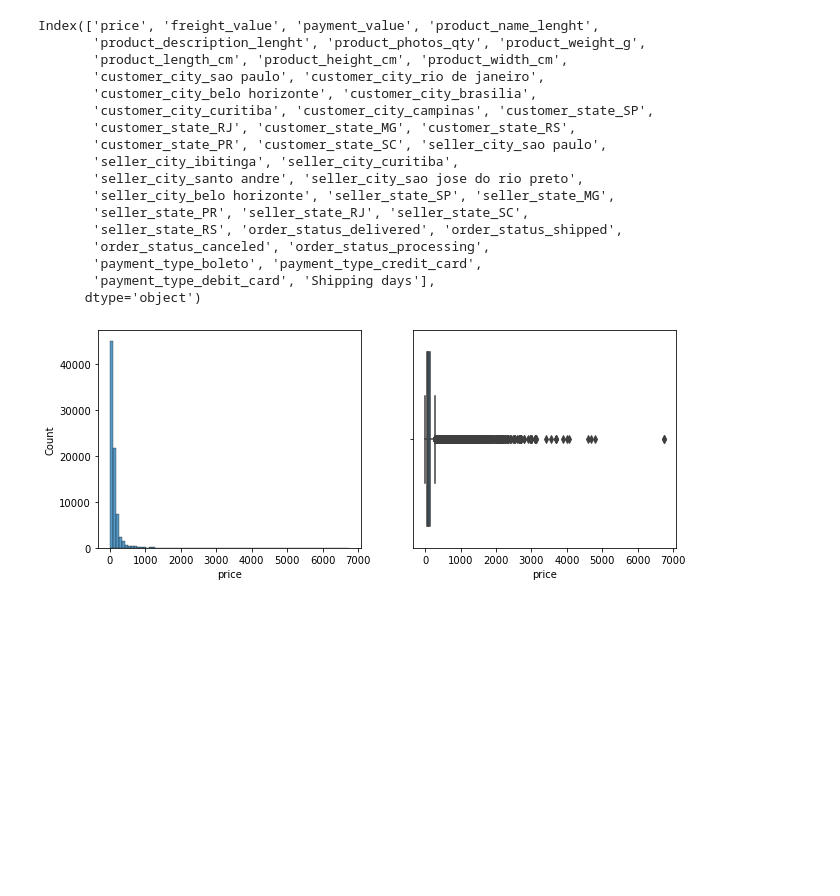
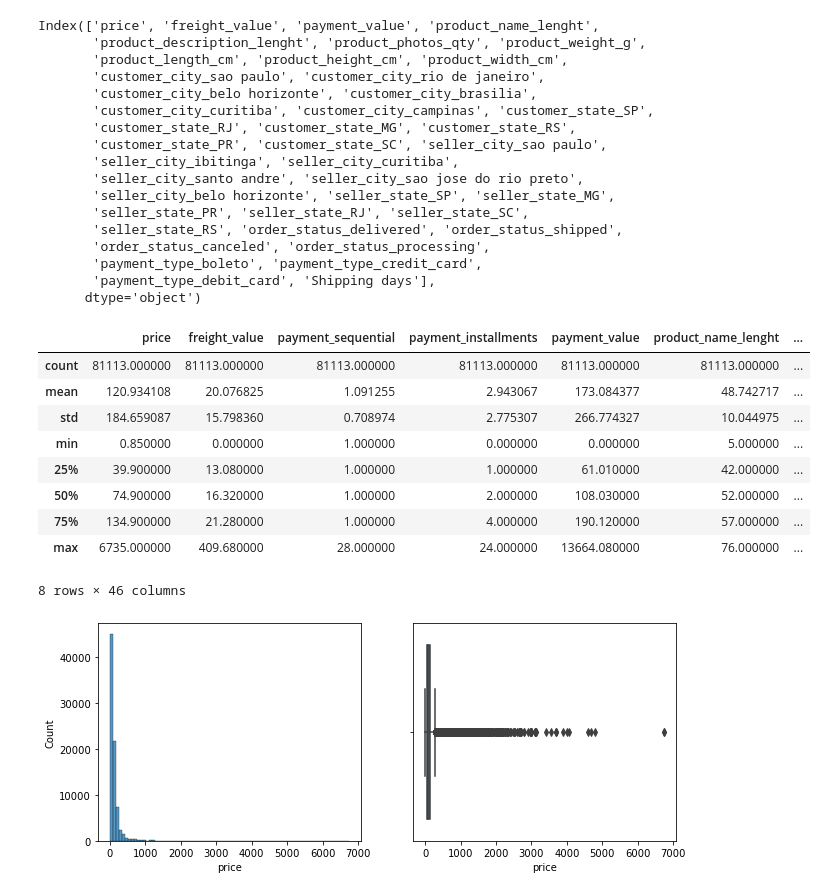
Before and after one commit to jiahuiwang2020/Data-Science-Project, a Jupyter notebook: E_Commerce/Main.ipynb, the cells around one changed output. Cells and saved outputs as stored; diff of their text form; code cells hidden in the pictures; blank space fills up the shorter version.

```diff
--- a/E_Commerce/Main.ipynb
+++ b/E_Commerce/Main.ipynb
@@ -649,6 +649,20 @@ Index(['price', 'freight_value', 'payment_value', 'product_name_lenght',
        'payment_type_boleto', 'payment_type_credit_card',
        'payment_type_debit_card', 'Shipping days'],
       dtype='object')
+# %%
+# check if there are outliers
+X_train.describe()
+# %% [output]
+|  | price | freight_value | payment_sequential | payment_installments | payment_value | product_name_lenght | ... |
+| count | 81113.000000 | 81113.000000 | 81113.000000 | 81113.000000 | 81113.000000 | 81113.000000 | ... |
+| mean | 120.934108 | 20.076825 | 1.091255 | 2.943067 | 173.084377 | 48.742717 | ... |
+| std | 184.659087 | 15.798360 | 0.708974 | 2.775307 | 266.774327 | 10.044975 | ... |
+| min | 0.850000 | 0.000000 | 1.000000 | 0.000000 | 0.000000 | 5.000000 | ... |
+| 25% | 39.900000 | 13.080000 | 1.000000 | 1.000000 | 61.010000 | 42.000000 | ... |
+| 50% | 74.900000 | 16.320000 | 1.000000 | 2.000000 | 108.030000 | 52.000000 | ... |
+| 75% | 134.900000 | 21.280000 | 1.000000 | 4.000000 | 190.120000 | 57.000000 | ... |
+| max | 6735.000000 | 409.680000 | 28.000000 | 24.000000 | 13664.080000 | 76.000000 | ... |
+8 rows × 46 columns
 # %%
 # show the distribution of each continuous features
 for feature in ['price','freight_value','payment_value','product_name_lenght','product_description_lenght',
```
Also changed, not shown: parts of 6 cells of this notebook.
